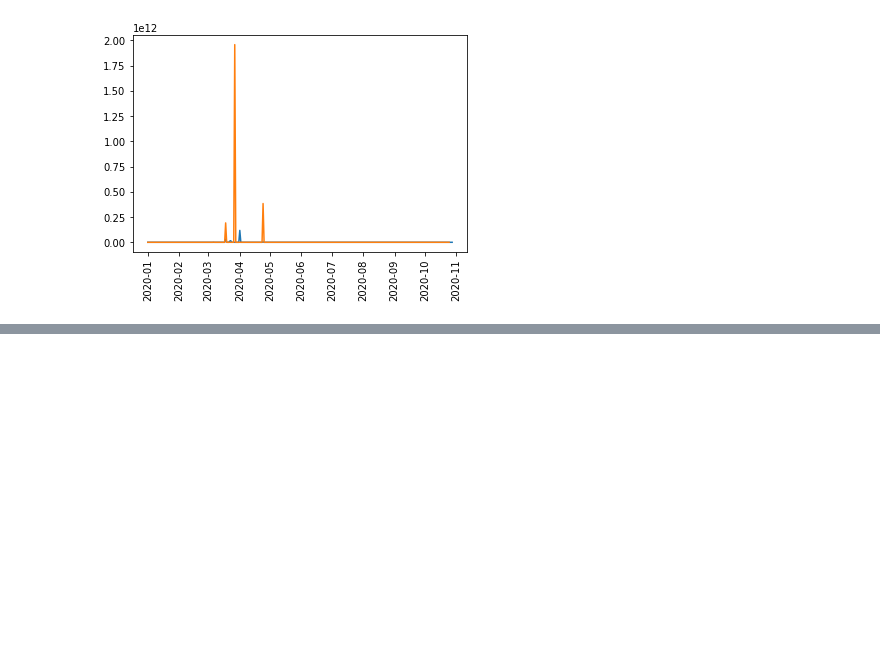
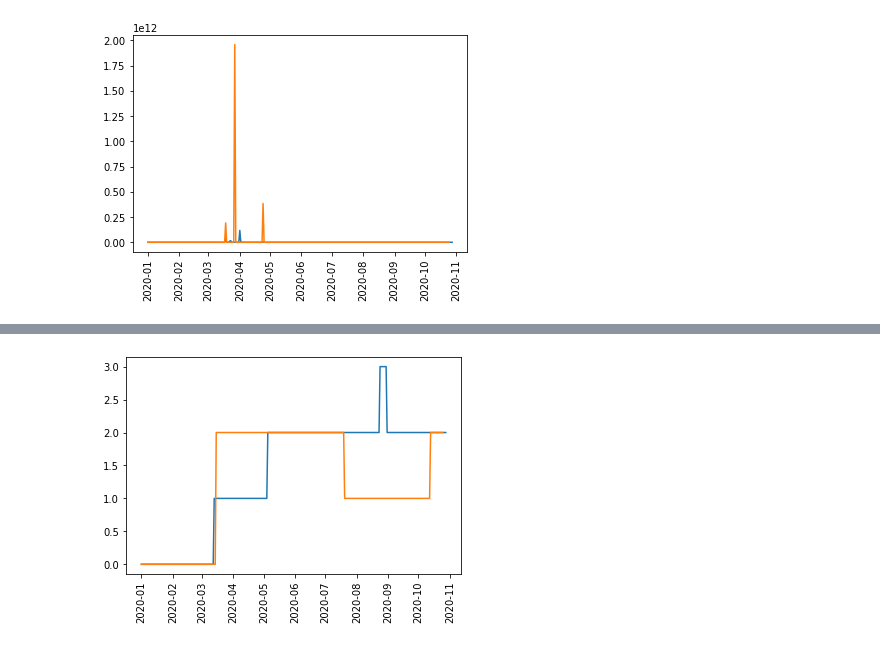
Before and after one commit to rejane-b/Project_1, a Jupyter notebook: Economics.ipynb, the cells around one changed output, grey strips where cells are left out. Cells and saved outputs as stored; diff of their text form; code cells hidden in the pictures; blank space fills up the shorter version.

```diff
--- a/Economics.ipynb
+++ b/Economics.ipynb
@@ -271,0 +250,11 @@ plt.show()
+# %%
+#brazil v us date (x) and stay at home (y) 0 - no measures
+# 1 - recommend not leaving house
+# 2 - require not leaving house with exceptions for daily exercise, grocery shopping, and 'essential' trips
+# 3 - require not leaving house with minimal exceptions (eg allowed to leave once a week, or only one person can leave at a time, etc)
+plt.plot(brazil_face['Date'],brazil_face['C6_Stay at home requirements'])
+plt.plot(us_face['Date'],us_face['C6_Stay at home requirements'])
+plt.xticks(rotation='vertical')
+plt.show()
+# %% [output]
+[figure, added]
```
Also changed, not shown: parts of 16 cells of this notebook.
